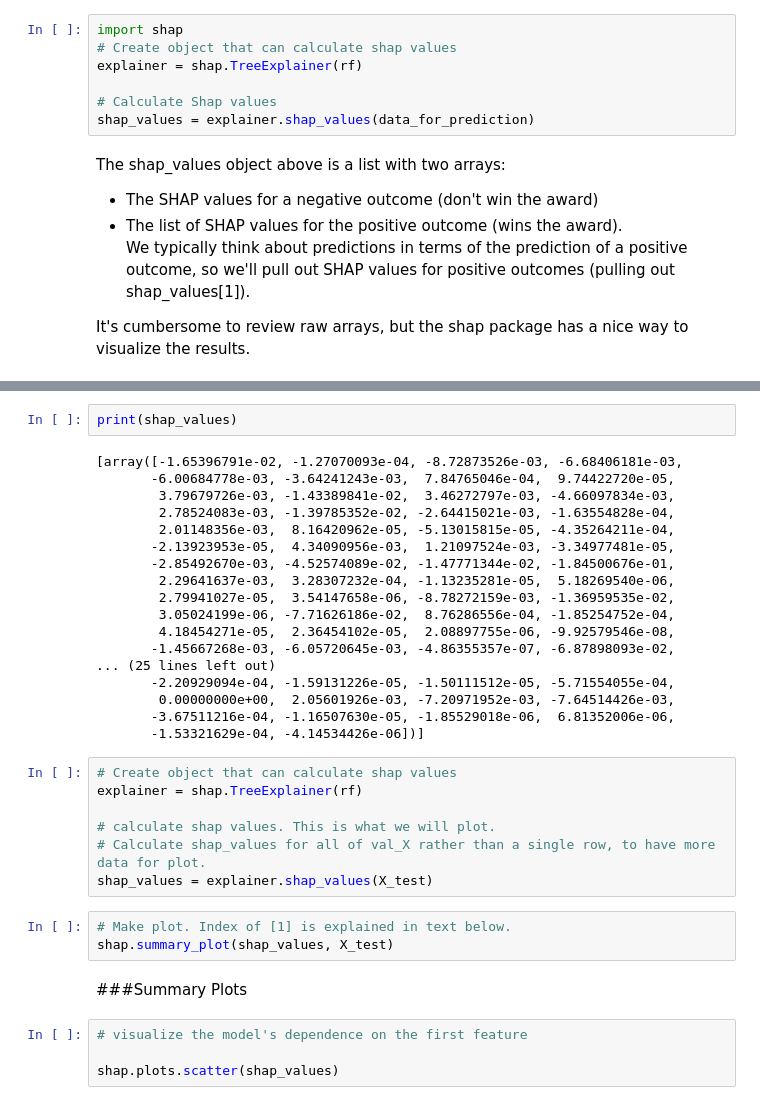
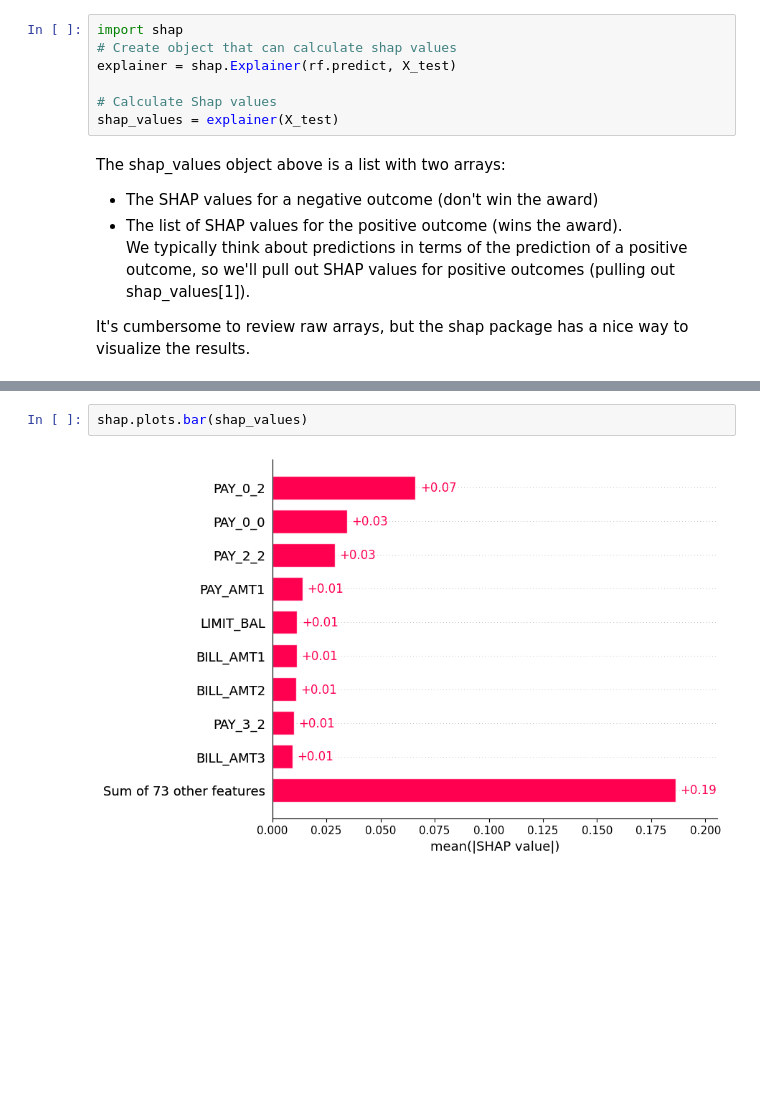
Before and after one commit to Moh-Sarem/Tutorials, a Jupyter notebook: Feature_importance_V2.ipynb, the cells around one changed output, grey strips where cells are left out. Cells and saved outputs as stored; diff of their text form; blank space fills up the shorter version.

```diff
--- a/Feature_importance_V2.ipynb
+++ b/Feature_importance_V2.ipynb
@@ -462,10 +424,10 @@ Requirement already satisfied: six>=1.5 in /usr/local/lib/python3.10/dist-packag
 # %%
 import shap
 # Create object that can calculate shap values
-explainer = shap.TreeExplainer(rf)
+explainer = shap.Explainer(rf.predict, X_test)
 
 # Calculate Shap values
-shap_values = explainer.shap_values(data_for_prediction)
+shap_values = explainer(X_test)
 # %% [markdown]
 The shap_values object above is a list with two arrays:
 * The SHAP values for a negative outcome (don't win the award)
@@ -482,36 +438,4 @@ shap.force_plot(explainer.expected_value[1], shap_values[1], data_for_prediction
-# %%
-print(shap_values)
-# %% [output]
-[array([-1.65396791e-02, -1.27070093e-04, -8.72873526e-03, -6.68406181e-03,
-       -6.00684778e-03, -3.64241243e-03,  7.84765046e-04,  9.74422720e-05,
-        3.79679726e-03, -1.43389841e-02,  3.46272797e-03, -4.66097834e-03,
-        2.78524083e-03, -1.39785352e-02, -2.64415021e-03, -1.63554828e-04,
-        2.01148356e-03,  8.16420962e-05, -5.13015815e-05, -4.35264211e-04,
-       -2.13923953e-05,  4.34090956e-03,  1.21097524e-03, -3.34977481e-05,
-       -2.85492670e-03, -4.52574089e-02, -1.47771344e-02, -1.84500676e-01,
-        2.29641637e-03,  3.28307232e-04, -1.13235281e-05,  5.18269540e-06,
-        2.79941027e-05,  3.54147658e-06, -8.78272159e-03, -1.36959535e-02,
-        3.05024199e-06, -7.71626186e-02,  8.76286556e-04, -1.85254752e-04,
-        4.18454271e-05,  2.36454102e-05,  2.08897755e-06, -9.92579546e-08,
-       -1.45667268e-03, -6.05720645e-03, -4.86355357e-07, -6.87898093e-02,
-... (25 lines left out)
-       -2.20929094e-04, -1.59131226e-05, -1.50111512e-05, -5.71554055e-04,
-        0.00000000e+00,  2.05601926e-03, -7.20971952e-03, -7.64514426e-03,
-       -3.67511216e-04, -1.16507630e-05, -1.85529018e-06,  6.81352006e-06,
-       -1.53321629e-04, -4.14534426e-06])]
-# %%
-# Create object that can calculate shap values
-explainer = shap.TreeExplainer(rf)
-
-# calculate shap values. This is what we will plot.
-# Calculate shap_values for all of val_X rather than a single row, to have more data for plot.
-shap_values = explainer.shap_values(X_test)
-# %%
-# Make plot. Index of [1] is explained in text below.
-shap.summary_plot(shap_values, X_test)
-# %% [markdown]
-###Summary Plots
-# %%
-# visualize the model's dependence on the first feature
-
-shap.plots.scatter(shap_values)
+# %%
+shap.plots.bar(shap_values)
+# %% [output]
+[figure, added]
```
Also changed, not shown: parts of 9 cells of this notebook.
